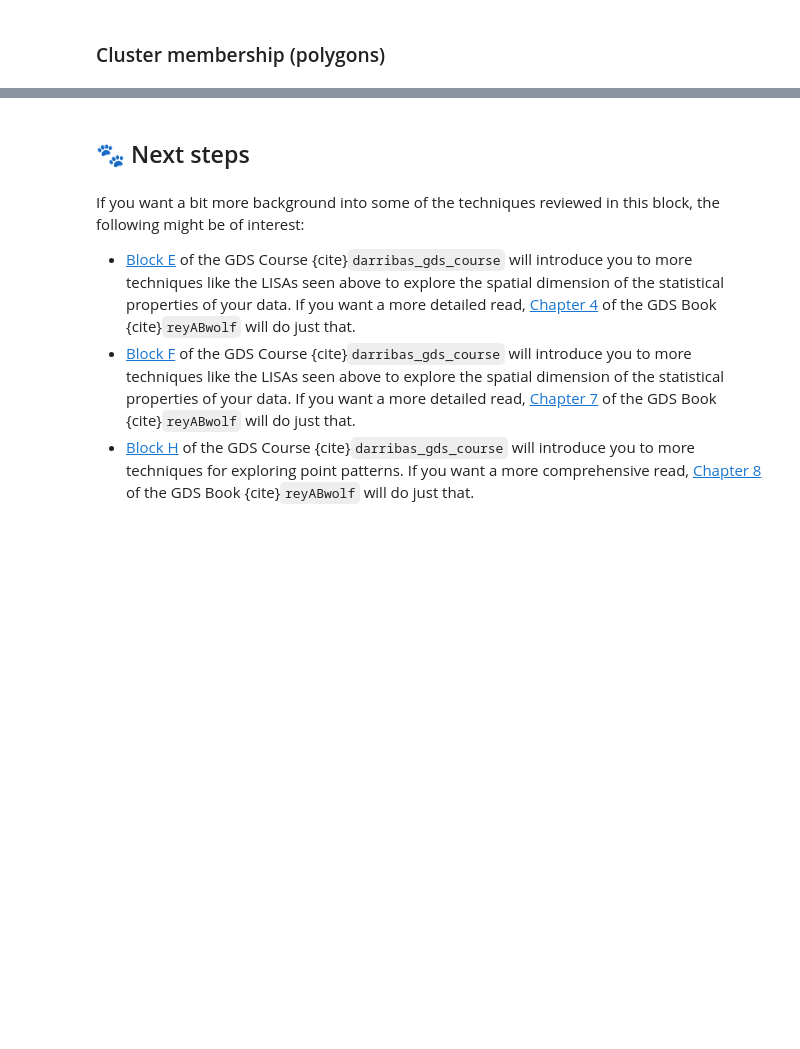
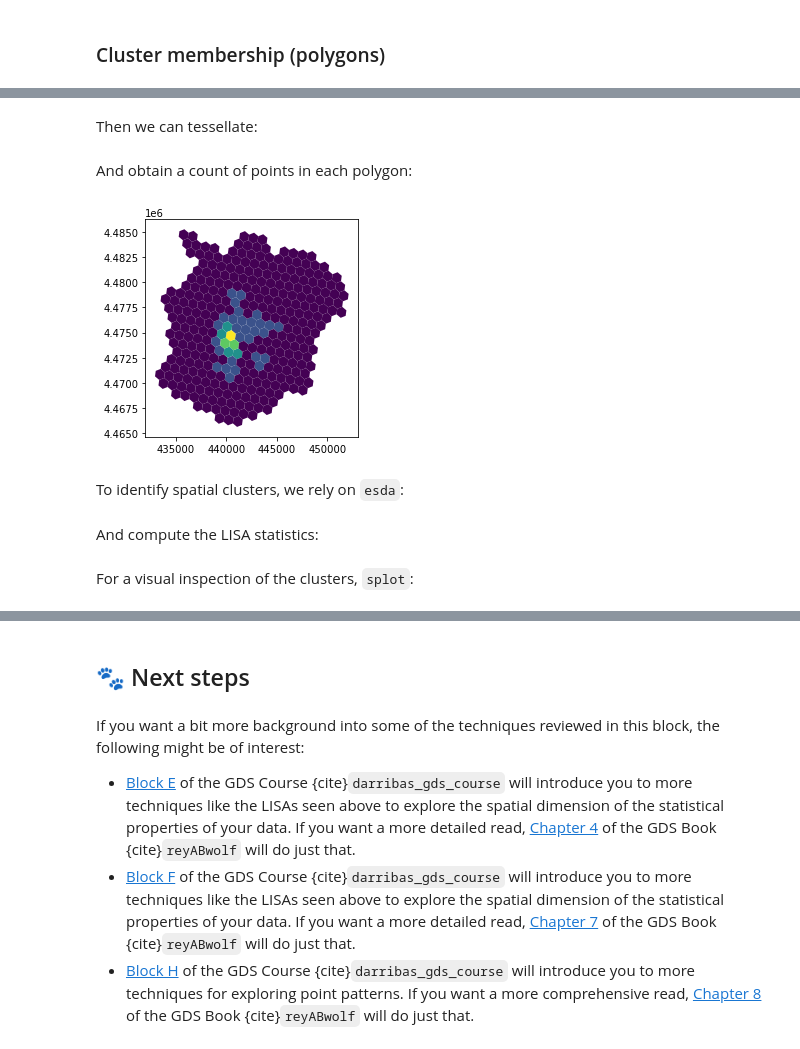
Before and after one commit to darribas/gds4ae, a Jupyter notebook: content/notebooks/05-Spatial_feature_eng_ii.ipynb, the cells around one changed output, grey strips where cells are left out. Saved outputs shown, nothing was run; the diff lists cells and outputs as text; code cells hidden in the pictures; blank space fills up the shorter version.

```diff
--- a/content/notebooks/05-Spatial_feature_eng_ii.ipynb
+++ b/content/notebooks/05-Spatial_feature_eng_ii.ipynb
@@ -105,0 +219,32 @@ db.assign(
+# %%
+one = geopandas.GeoSeries(
+    [cg.alpha_shape_auto(
+        np.array(
+            [db.geometry.x, db.geometry.y]
+        ).T,
+    )],
+    crs=db.crs
+)
+# %% [markdown]
+Then we can tessellate:
+# %%
+abb_hex = tobler.util.h3fy(
+    one, resolution=8
+)
+# %% [markdown]
+And obtain a count of points in each polygon:
+# %%
+counts = geopandas.sjoin(
+    db, abb_hex
+).groupby(
+    "index_right"
+).size()
+
+abb_hex["count"] = counts
+abb_hex["count"] = abb_hex["count"].fillna(0)
+
+abb_hex.plot("count", scheme="fisherjenks");
+# %% [output]
+[figure, added]
+# %% [markdown]
+To identify spatial clusters, we rely on `esda`:
@@ -105,0 +253,2 @@ db.assign(
+# %% [markdown]
+And compute the LISA statistics:
@@ -105,0 +258,2 @@ db.assign(
+# %% [markdown]
+For a visual inspection of the clusters, `splot`:
```
Also changed, not shown: parts of 29 cells of this notebook, 1 other file.
